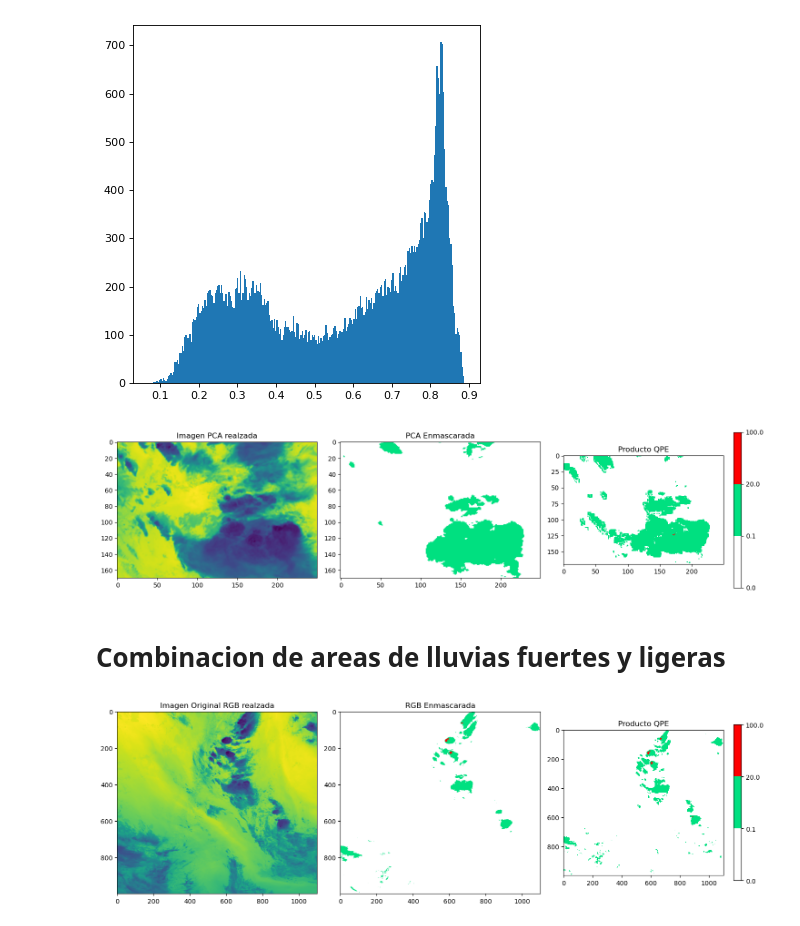
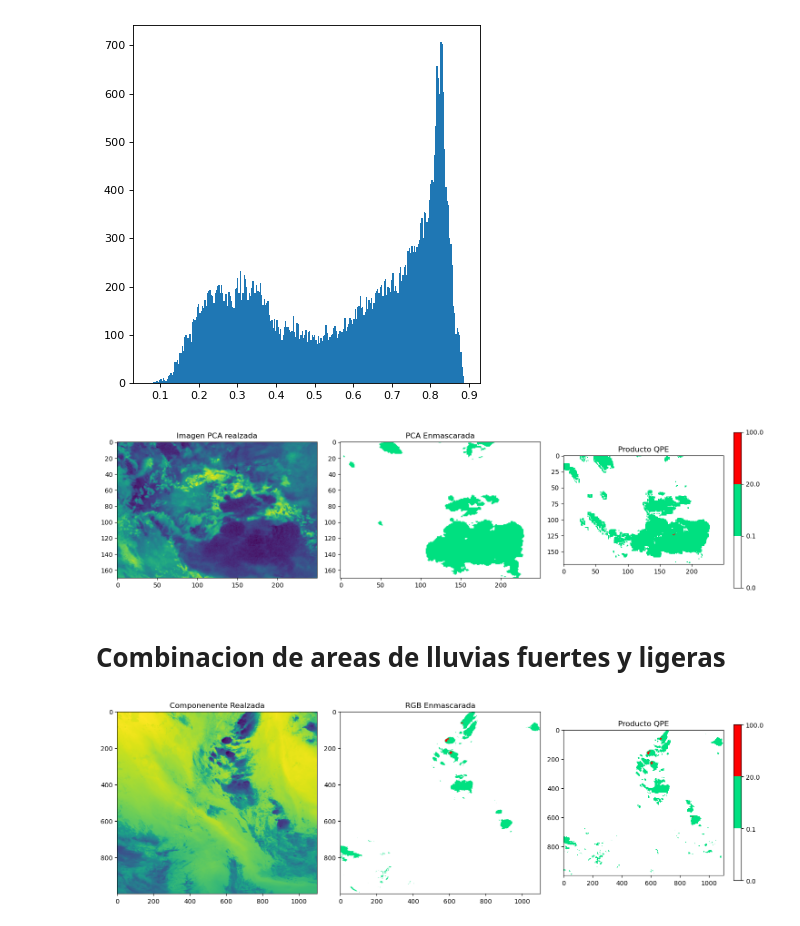
Before and after one commit to matias-suarez/TF_proc_img_sat, a Jupyter notebook: Trabajo Final.ipynb, the cells around one changed output. Saved outputs shown, nothing was run; the diff lists cells and outputs as text; code cells hidden in the pictures.

Commit message:
se modifica linea para plot

```diff
--- a/Trabajo Final.ipynb
+++ b/Trabajo Final.ipynb
@@ -1175,36 +1176,35 @@ x_pca_realzada_copy = np.copy(x_pca_3d_realzada[ymin:ymax, xmin:xmax, :])
 lluvia_ligera =  (x_pca_realzada_copy[:,:,0] >= 0.05) * (x_pca_realzada_copy[:,:,0] < 0.3)
 #(x_pca_realzada_copy[:,:,1] > 0.4) * (x_pca_realzada_copy[:,:,2] < 0.2)
 
 img_enmascarada = np.ones_like(x_pca_realzada_copy)
 #img_filtrada = np.copy(x_pca_3d_realzada[:,:,:])
 
 img_enmascarada[lluvia_ligera,0] = 0
 img_enmascarada[lluvia_ligera,2] = 0.501960813999176
 img_enmascarada[lluvia_ligera,1] = 0.8784313797950745
 ##################################################################################################
 
 plt.figure(figsize=(15, 6))
 
 plt.subplot(131)
-plt.imshow(x_pca_realzada_copy[:,:,0])
+plt.imshow(x_pca_realzada_copy[:,:,2])
 plt.title("Imagen PCA realzada")
 
 plt.subplot(132)
 plt.imshow(img_enmascarada)
 plt.title('PCA Enmascarada')
 
 plt.subplot(133)
 plt.imshow(qpe_obj.variables['RRQPE'][:].data[sup_row:inf_row,sup_col:inf_col][ymin:ymax, xmin:xmax],
            cmap=cmap, norm=norm)
 plt.title("Producto QPE")
 plt.colorbar(shrink=.6, cmap=cmap, norm=norm, boundaries=bounds, ticks=bounds)
 
 
 plt.tight_layout()
-
 plt.show()
 # %% [output]
-[figure, old version]
+[figure, new version]
 # %% [markdown]
 # Combinacion de areas de lluvias fuertes y ligeras
 # %%
@@ -1233,7 +1233,7 @@ plt.figure(figsize=(15, 6))
 
 plt.subplot(131)
 plt.imshow(x_pca_3d_realzada[:,:,0])
-plt.title("Imagen Original RGB realzada")
+plt.title("Componenente Realzada")
 
 plt.subplot(132)
 plt.imshow(img_enmascarada)
@@ -1249,4 +1249,4 @@ plt.tight_layout()
 
 plt.show()
 # %% [output]
-[figure, old version]
+[figure, new version]
```
Also changed, not shown: parts of 1 cell of this notebook.
